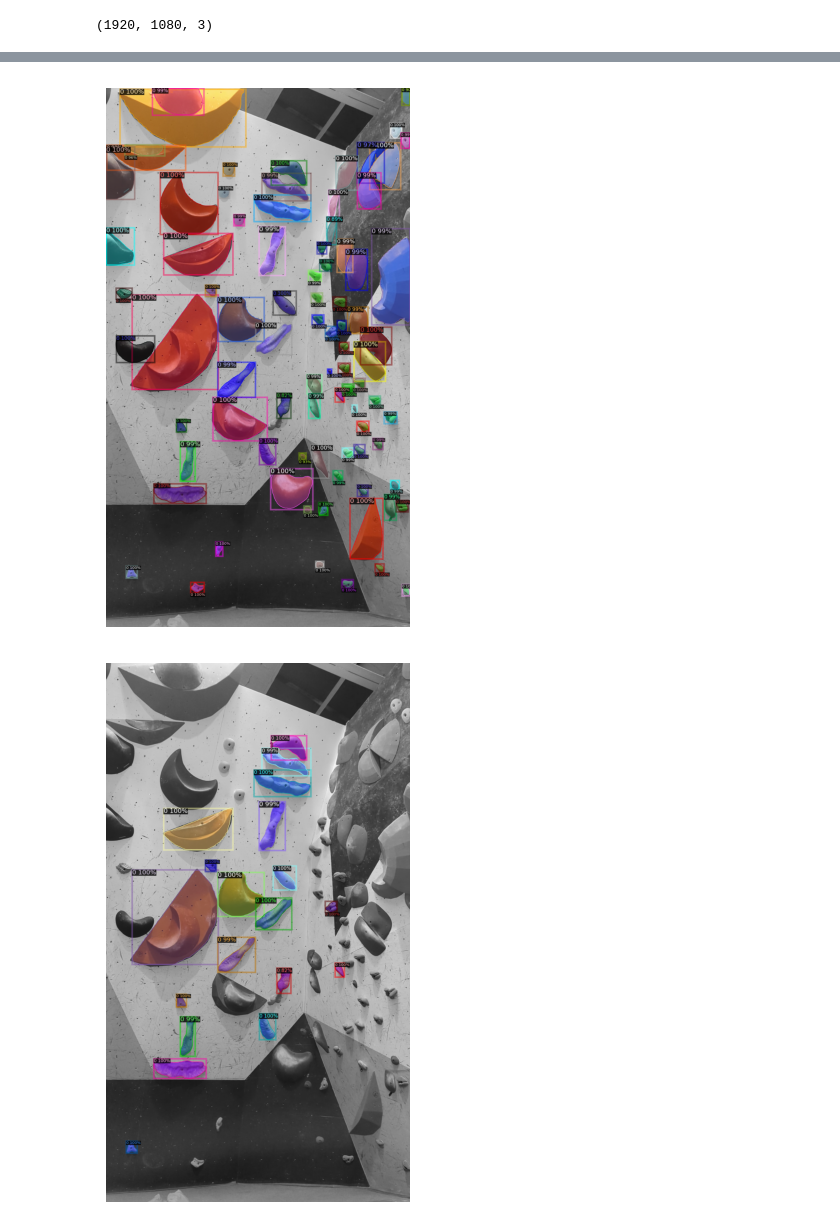
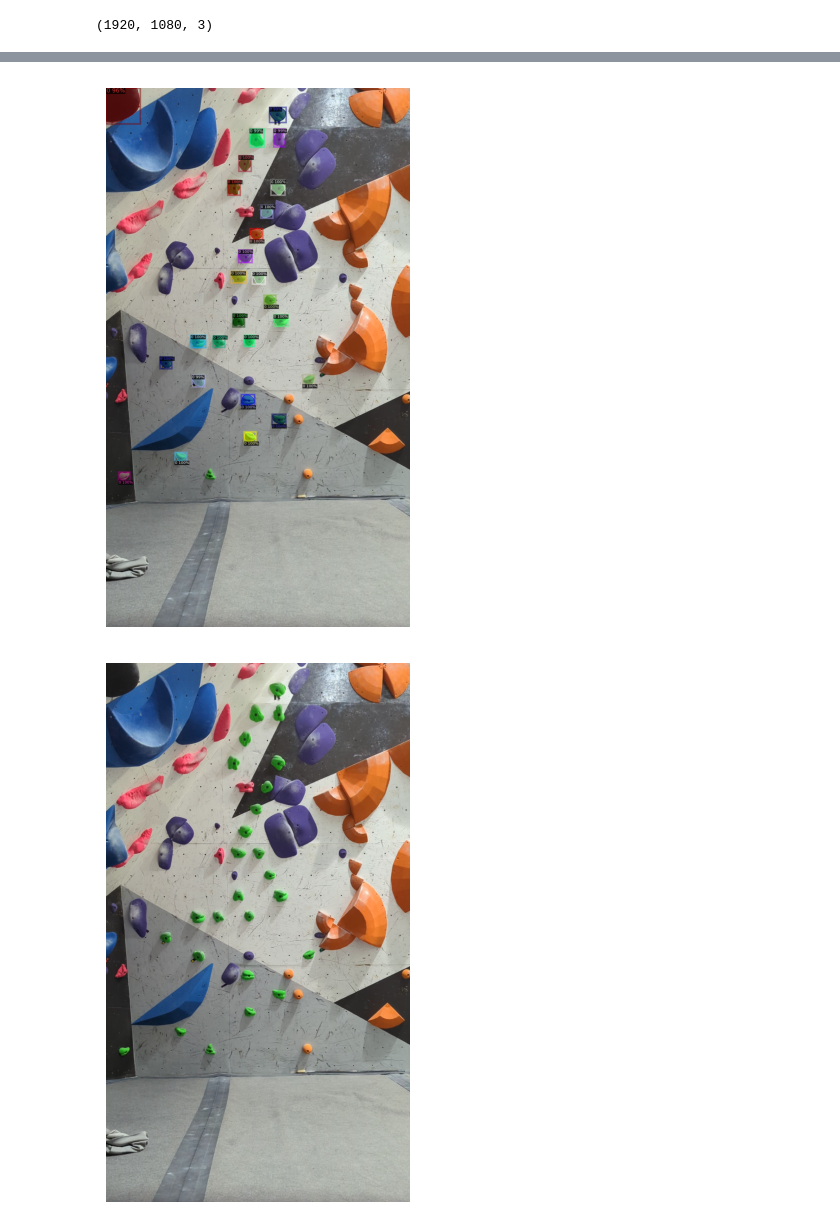
Before and after one commit to mcloses/smear-beta, a Jupyter notebook: prototype/final_prototype.ipynb, the cells around one changed output, grey strips where cells are left out. Drawn from its saved outputs; the diff is of its cells as text; code cells hidden in the pictures.

```diff
--- a/prototype/final_prototype.ipynb
+++ b/prototype/final_prototype.ipynb
@@ -12,8 +13,8 @@ from src.utils.detectron_utils import plot_predictions
 # %%
 global_config, local_config = load_config()
 # %%
-image_file_name = "PXL_20230412_192542807.MP.jpg"
-video_file_name = "pose_estimation_1.mp4"
+image_file_name = "PXL_20230412_192551425.MP.jpg"
+video_file_name = "pose_estimation_2.mp4"
 model_config_file_name = "hold-detector_cfg.pickle"
 # %%
 image = cv2.imread(local_config['PATH']['raw_routes'] + "test_set\\" + image_file_name)
@@ -56,23 +117,5 @@ plt.show()
-# %%
-initial_frame = frames[0].copy()
-
-video_detector = InstanceSegmentator(
-    local_config['PATH']['config']+model_config_file_name,
-    "model_final.pth",
-    0.8,
-    0.5
-)
-video_predictions = video_detector.predict(frames[0])
-
-plotted_frame = plot_predictions(initial_frame.copy(), video_predictions["instances"])
-fig = plt.figure(figsize=(15,7))
-plt.axis('off')
-plt.imshow(cv2.cvtColor(plotted_frame, cv2.COLOR_BGR2RGB))
-plt.show()
-# %% [output]
-[figure, removed]
 # %%
-matcher = Matcher()
+matcher = HoldMatcher()
 
 video_frame_hold_kp_counts = {
     index: 0 for index in range(
@@ -80,7 +123,7 @@ video_frame_hold_kp_counts = {
     )
 }
 bb_margin = int(image_height * 0.01)
-for hold_index in indices:
+for hold_index in selected_indices:
     bbox = (
         image_predictions["instances"][hold_index]
         .get("pred_boxes")
@@ -89,19 +132,28 @@ for hold_index in indices:
         .numpy()[0]
     )
 
-
     hold_area = image[
         int(max(0, bbox[1]-bb_margin)):int(min(image_height, bbox[3]+bb_margin)),
         int(max(0, bbox[0]-bb_margin)):int(min(image_width, bbox[2]+bb_margin))
     ].copy()
 
-    kp1, kp2, good_matches = matcher.match(hold_area, initial_frame, 0.9)
+    kp1, kp2, good_matches = matcher.match(hold_area, initial_frame, 0.75)
     matched_points = [
         kp2[match[0].trainIdx].pt
         for match in good_matches
     ]
 
     if len(matched_points) > 0:
+        hold_hsv_mean = cv2.mean(
+                cv2.cvtColor(image, cv2.COLOR_BGR2HSV)[:,:,0],
+                mask=(
+                    image_predictions["instances"][hold_index]
+                    .get("pred_masks")
+                    .cpu()
+                    .numpy()[0] * 255
+                    ).astype(np.uint8)
+        )[0]
+
         for index in range(len(video_predictions["instances"])):
             bbox = (
                 video_predictions["instances"][index]
@@ -116,19 +168,37 @@ for hold_index in indices:
                     bbox[1] < point[1] < bbox[3]
                 ):
                     video_frame_hold_kp_counts[index] += 1
+
+            candidate_hsv_mean = cv2.mean(
+                cv2.cvtColor(initial_frame, cv2.COLOR_BGR2HSV)[:,:,0],
+                mask=(
+                    video_predictions["instances"][index]
+                    .get("pred_masks")
+                    .cpu()
+                    .numpy()[0] * 255
+                    ).astype(np.uint8)
+            )[0]
+
+            if candidate_hsv_mean < hold_hsv_mean+30 and candidate_hsv_mean > hold_hsv_mean-30:
+                video_frame_hold_kp_counts[index] += 10
 # %%
 sorted_dict = sorted(
     video_frame_hold_kp_counts.items(),
     key=lambda x: x[1],
     reverse=True
 )
-hold_candidates = [key for key, v in sorted_dict[:len(indices)]]
+hold_candidates = [key for key, v in sorted_dict[:len(selected_indices)]]
 
 
 plotted_frame = plot_predictions(initial_frame.copy(), video_predictions["instances"][hold_candidates])
 fig = plt.figure(figsize=(15,7))
 plt.axis('off')
-plt.imshow(cv2.cvtColor(plotted_frame, cv2.COLOR_BGR2RGB))
+plt.imshow(plotted_frame)
 plt.show()
+fig = plt.figure(figsize=(15,7))
+plt.axis('off')
+plt.imshow(cv2.cvtColor(initial_frame, cv2.COLOR_BGR2RGB))
+plt.show()
 # %% [output]
-[figure, old version]
+[figure, new version]
+[figure, added]
```
Also changed, not shown: parts of 10 cells of this notebook, 8 other files.
